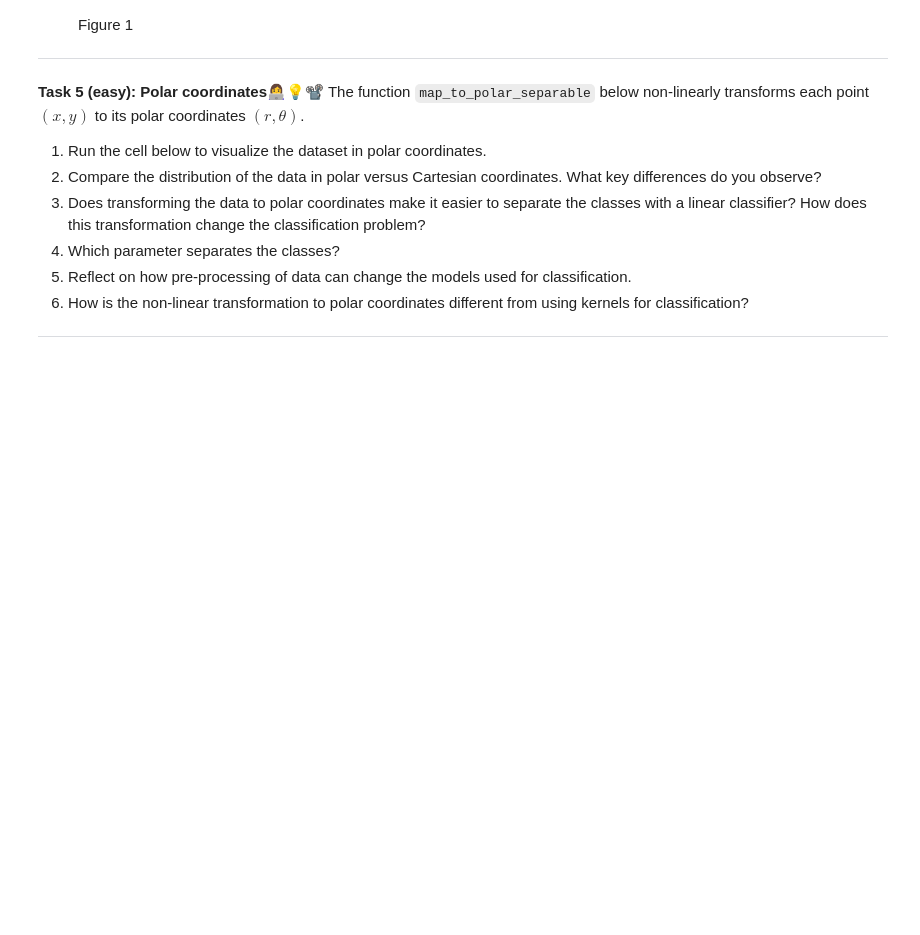
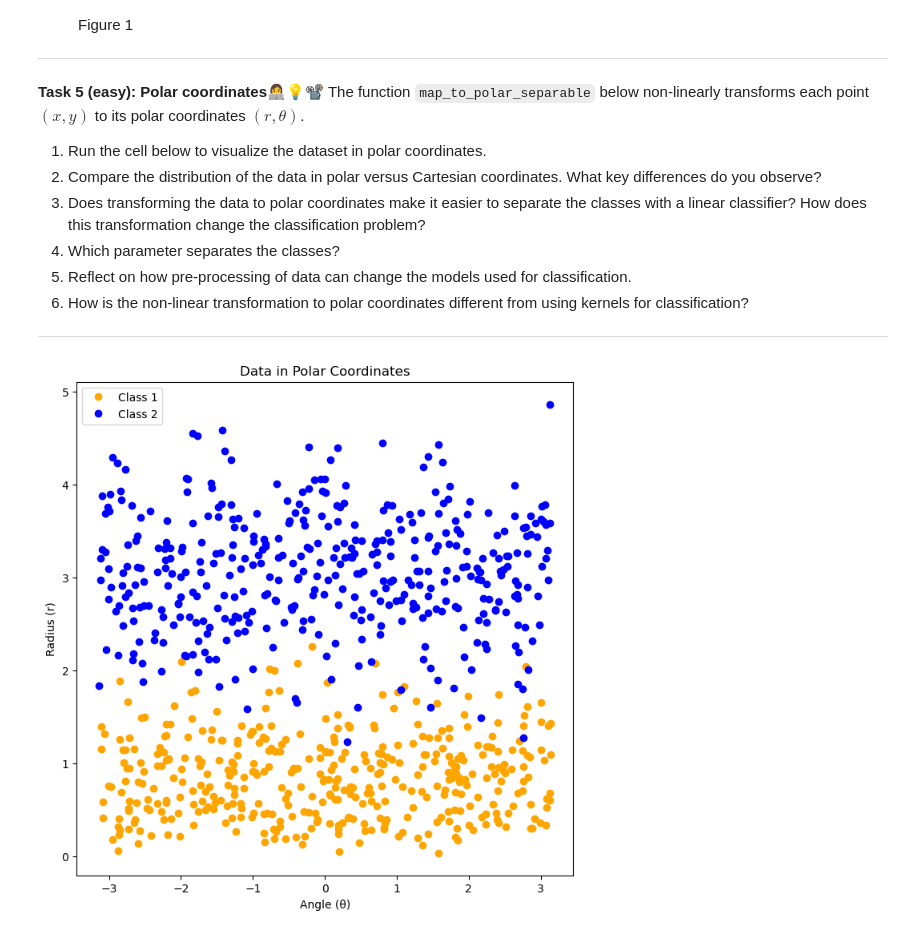
Before and after one commit to Slug-Boi-ITU-Repositories/iml_exercises, a Jupyter notebook: W10/03-nonlineardecision.ipynb, the cells around one changed output. Drawn from its saved outputs; the diff is of its cells as text; code cells hidden in the pictures; blank space fills up the shorter version.

```diff
--- a/W10/03-nonlineardecision.ipynb
+++ b/W10/03-nonlineardecision.ipynb
@@ -209,34 +229,36 @@ def map_to_polar_separable(data):
     Parameters:
     - data: A numpy array of shape (N, 2) where each row is a point (x, y).
 
     Returns:
     - polar_data: A numpy array of shape (N, 2) where each row is (r, theta),
       where r is the radial distance and theta is the angle in radians.
     """
     # Convert to polar coordinates
     r = np.sqrt(data[:, 0]**2 + data[:, 1]**2)  # Radial distance
     theta = np.arctan2(data[:, 1], data[:, 0])  # Angle in radians
 
     # Stack r and theta to form polar data
     polar_data = np.column_stack((r, theta))
 
     return polar_data
 
 data = np.vstack([q1, q2])
 polar_data=map_to_polar_separable(data)
 
 # Split polar data into classes
 polar_q1 = polar_data[:len(q1)]
 polar_q2 = polar_data[len(q1):]
 
 # Plot data in polar coordinates
 fig, ax = plt.subplots(figsize=(8, 8))
 ax.plot(polar_q1[:, 1], polar_q1[:, 0], "o", label="Class 1", color="orange")
 ax.plot(polar_q2[:, 1], polar_q2[:, 0], "o", label="Class 2", color="blue")
-plt.xlabel("Radius (r)")
-plt.ylabel("Angle (θ)")
+plt.ylabel("Radius (r)")
+plt.xlabel("Angle (θ)")
 plt.title("Data in Polar Coordinates")
 plt.legend()
 plt.show()
+# %% [output]
+[figure, added]
 # %%
 # Write reflections here
```
Also changed, not shown: parts of 8 cells of this notebook, 1 other file.
